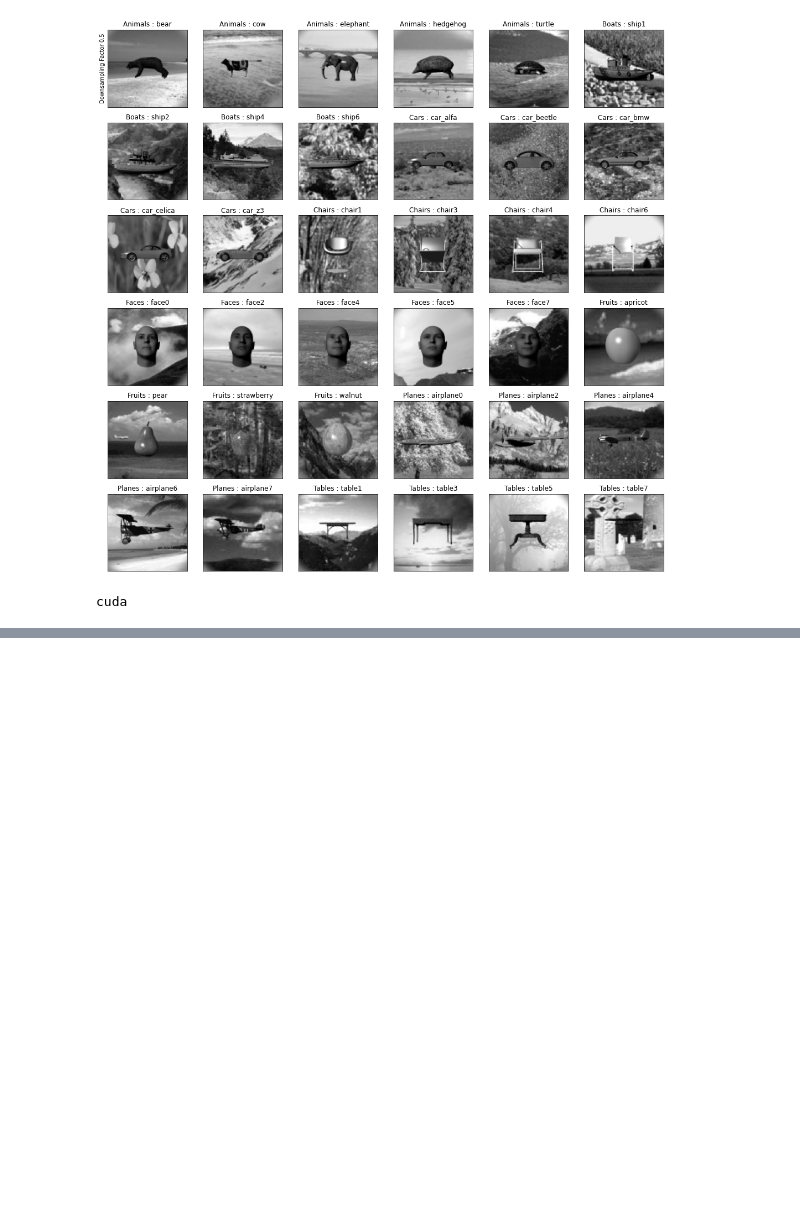
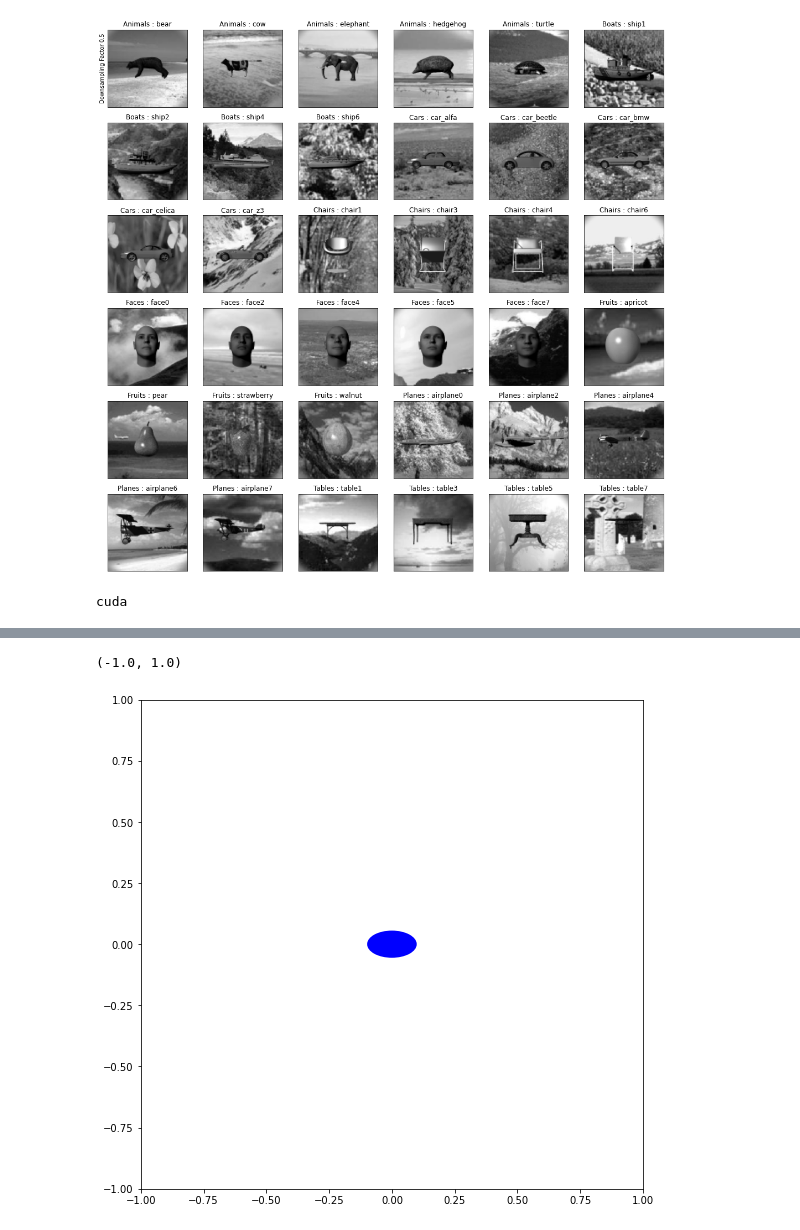
Before and after one commit to hugosou/cRPM, a Jupyter notebook: demo_rpfa_images.ipynb, the cells around one changed output, grey strips where cells are left out. Cells and saved outputs as stored; diff of their text form; code cells hidden in the pictures; blank space fills up the shorter version.

```diff
--- a/playground_jupyter.ipynb
+++ b/demo_rpfa_images.ipynb
@@ -348,0 +366,21 @@ rpm.recognition_auxiliary[1].param2
+# %%
+qdist = rpm.dist_marginals.mean_covariance()
+qmean, qcov = [q.detach().cpu().numpy() for q in qdist]
+
+nn = 0
+qcov = qcov[nn, 0]
+
+dim1 = 0
+dim2 = 1
+
+qcov = qcov[[dim1,dim2]][:, [dim1,dim2]]
+
+#fig, axs = plt.subplots(1, 1, figsize=(9, 3))
+
+fig, axs = plt.subplots(1, 1, figsize=(9, 9))
+confidence_ellipse(qcov, axs, n_std=0.1, facecolor='b')
+plt.xlim([-1, 1])
+plt.ylim([-1, 1])
+# %% [output]
+(-1.0, 1.0)
+[figure, added]
```
Also changed, not shown: parts of 16 cells of this notebook, 3 other files.
